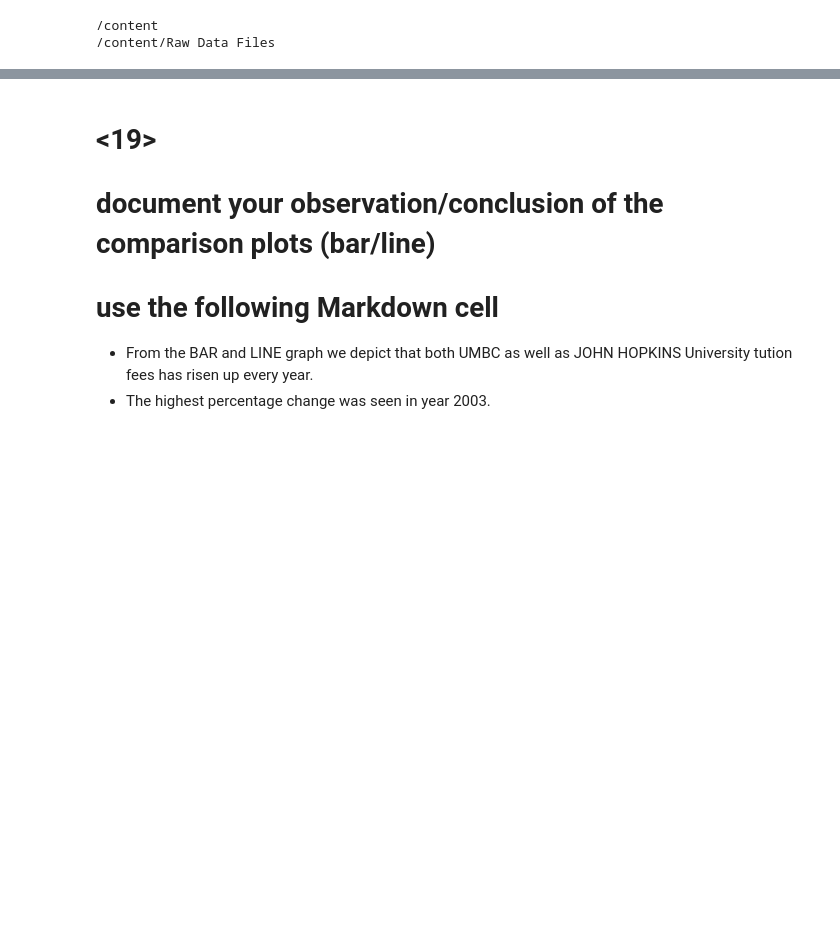
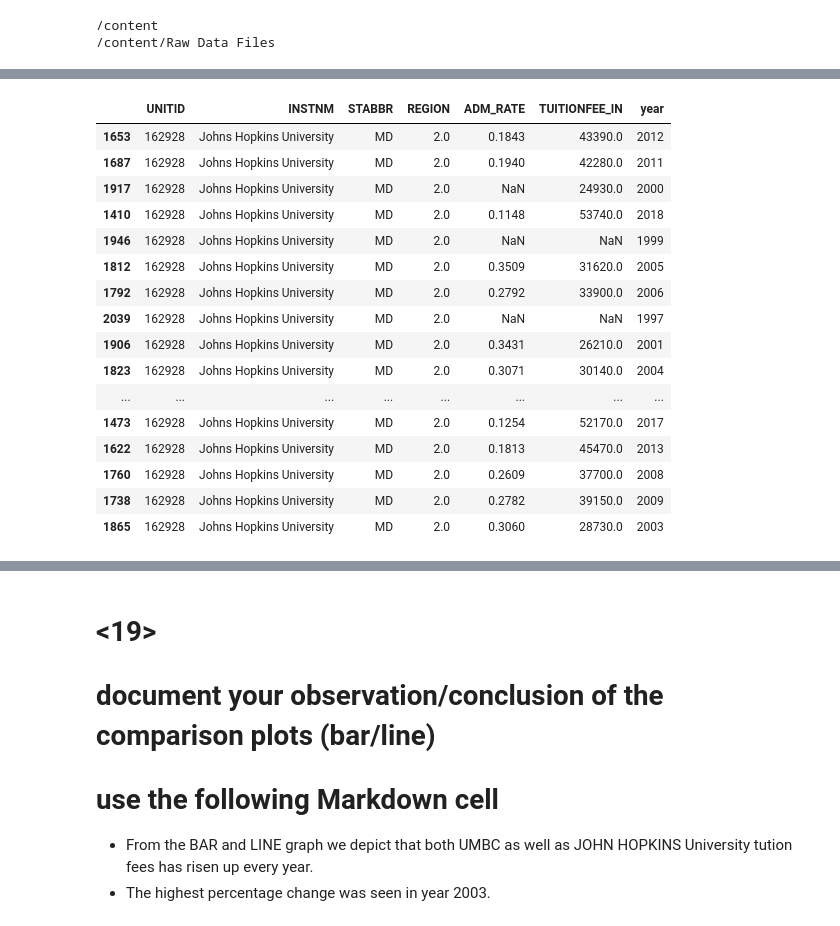
Before and after one commit to kq49539/DATA690-ATMAN, a Jupyter notebook: assignment_06/assignment_06.ipynb, the cells around one changed output, grey strips where cells are left out. Cells and saved outputs as stored; diff of their text form; code cells hidden in the pictures; blank space fills up the shorter version.

```diff
--- a/assignment_06/assignment_06.ipynb
+++ b/assignment_06/assignment_06.ipynb
@@ -691,0 +491,28 @@ df_final.plot.line(x = 'year', y = ['UMBC_PCT', 'JHU_PCT'], figsize = (10, 8))
+# %%
+# <13>
+# the dataframe contains many years of data of all U.S. colleges.
+# let's just look at JHU
+# filter/query the dataframe to retrieve only rows that belong to JHU
+# save the JHU data to a new data frame. using a new variable
+# so that the old big data frame is still available for later use.
+
+college_JHU = new_df[new_df['INSTNM']== "Johns Hopkins University"]
+college_JHU
+# %% [output]
+|  | UNITID | INSTNM | STABBR | REGION | ADM_RATE | TUITIONFEE_IN | year |
+| 1653 | 162928 | Johns Hopkins University | MD | 2.0 | 0.1843 | 43390.0 | 2012 |
+| 1687 | 162928 | Johns Hopkins University | MD | 2.0 | 0.1940 | 42280.0 | 2011 |
+| 1917 | 162928 | Johns Hopkins University | MD | 2.0 | NaN | 24930.0 | 2000 |
+| 1410 | 162928 | Johns Hopkins University | MD | 2.0 | 0.1148 | 53740.0 | 2018 |
+| 1946 | 162928 | Johns Hopkins University | MD | 2.0 | NaN | NaN | 1999 |
+| 1812 | 162928 | Johns Hopkins University | MD | 2.0 | 0.3509 | 31620.0 | 2005 |
+| 1792 | 162928 | Johns Hopkins University | MD | 2.0 | 0.2792 | 33900.0 | 2006 |
+| 2039 | 162928 | Johns Hopkins University | MD | 2.0 | NaN | NaN | 1997 |
+| 1906 | 162928 | Johns Hopkins University | MD | 2.0 | 0.3431 | 26210.0 | 2001 |
+| 1823 | 162928 | Johns Hopkins University | MD | 2.0 | 0.3071 | 30140.0 | 2004 |
+| ... | ... | ... | ... | ... | ... | ... | ... |
+| 1473 | 162928 | Johns Hopkins University | MD | 2.0 | 0.1254 | 52170.0 | 2017 |
+| 1622 | 162928 | Johns Hopkins University | MD | 2.0 | 0.1813 | 45470.0 | 2013 |
+| 1760 | 162928 | Johns Hopkins University | MD | 2.0 | 0.2609 | 37700.0 | 2008 |
+| 1738 | 162928 | Johns Hopkins University | MD | 2.0 | 0.2782 | 39150.0 | 2009 |
+| 1865 | 162928 | Johns Hopkins University | MD | 2.0 | 0.3060 | 28730.0 | 2003 |
```
Also changed, not shown: parts of 61 cells of this notebook.
